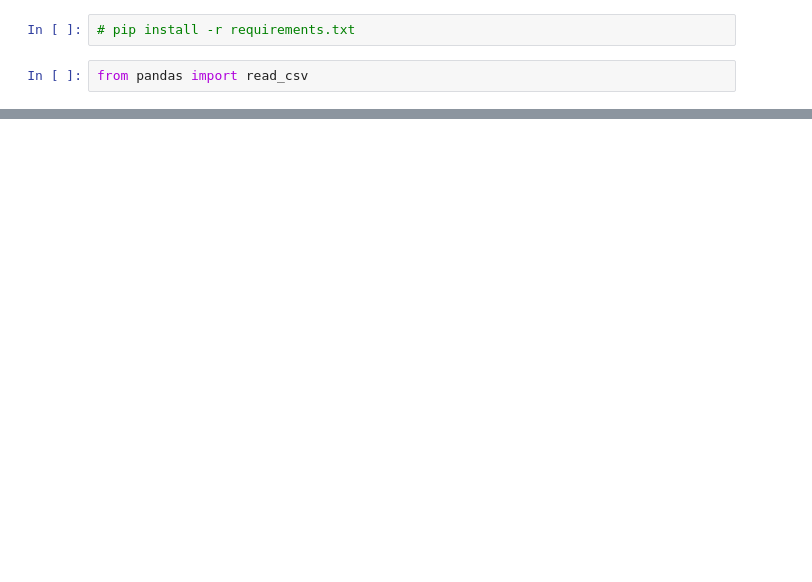
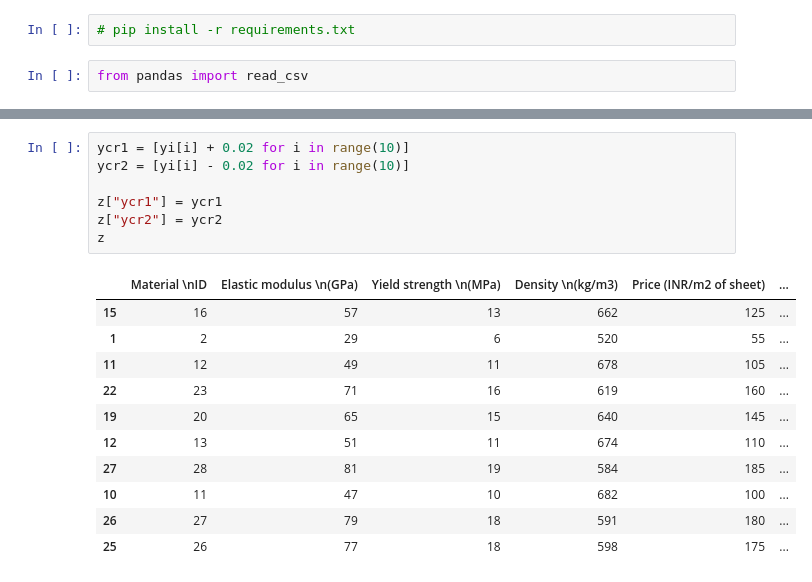
Before and after one commit to jason-dan-iel/Mechanics-of-Solids-Course-Project, a Jupyter notebook: main.ipynb, the cells around one changed output, grey strips where cells are left out. Drawn from its saved outputs; the diff is of its cells as text; blank space fills up the shorter version.

```diff
--- a/main.ipynb
+++ b/main.ipynb
@@ -106,0 +137,19 @@ z
+# %%
+ycr1 = [yi[i] + 0.02 for i in range(10)]
+ycr2 = [yi[i] - 0.02 for i in range(10)]
+
+z["ycr1"] = ycr1
+z["ycr2"] = ycr2
+z
+# %% [output]
+|  | Material \nID | Elastic modulus \n(GPa) | Yield strength \n(MPa) | Density \n(kg/m3) | Price (INR/m2 of sheet) | ... |
+| 15 | 16 | 57 | 13 | 662 | 125 | ... |
+| 1 | 2 | 29 | 6 | 520 | 55 | ... |
+| 11 | 12 | 49 | 11 | 678 | 105 | ... |
+| 22 | 23 | 71 | 16 | 619 | 160 | ... |
+| 19 | 20 | 65 | 15 | 640 | 145 | ... |
+| 12 | 13 | 51 | 11 | 674 | 110 | ... |
+| 27 | 28 | 81 | 19 | 584 | 185 | ... |
+| 10 | 11 | 47 | 10 | 682 | 100 | ... |
+| 26 | 27 | 79 | 18 | 591 | 180 | ... |
+| 25 | 26 | 77 | 18 | 598 | 175 | ... |
```
Also changed, not shown: parts of 7 cells of this notebook.
